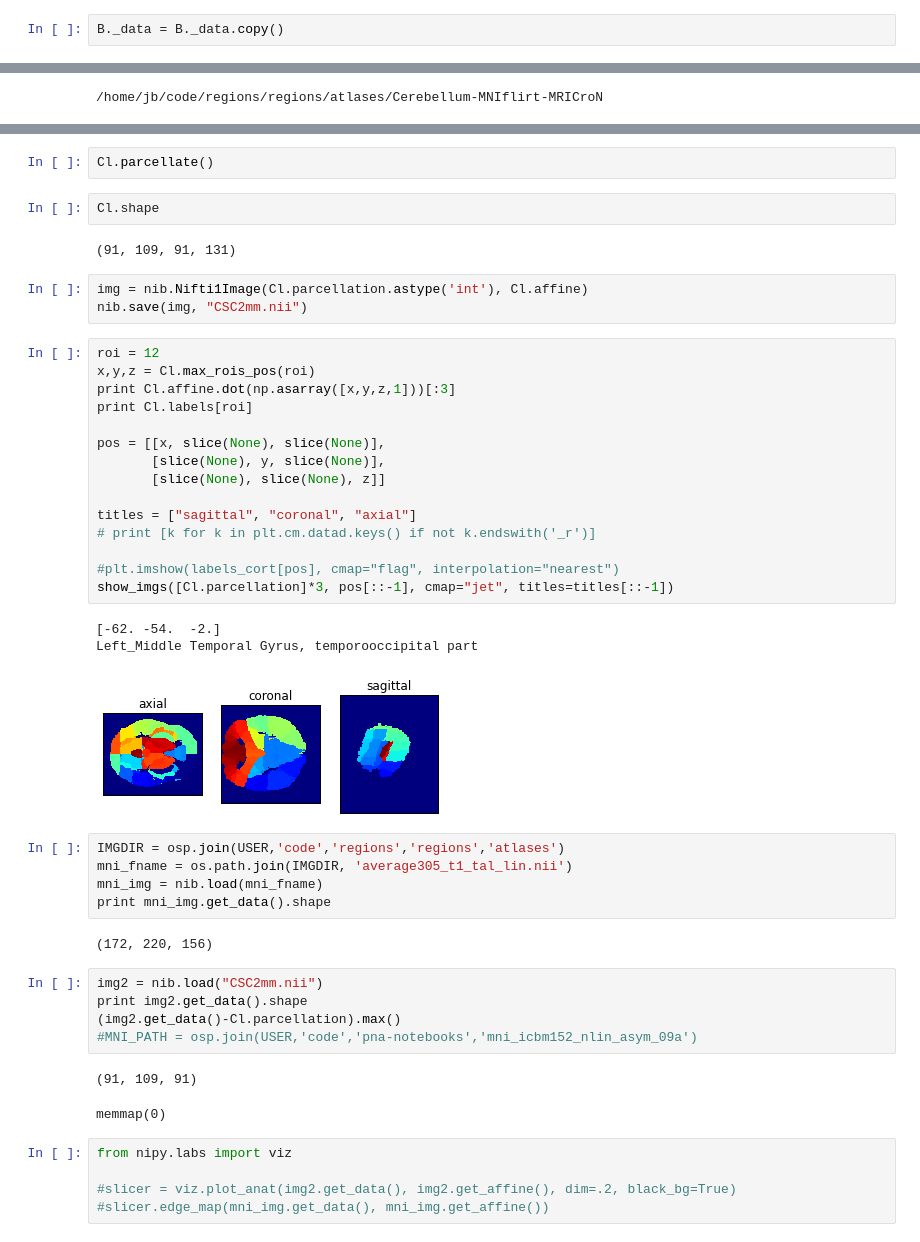
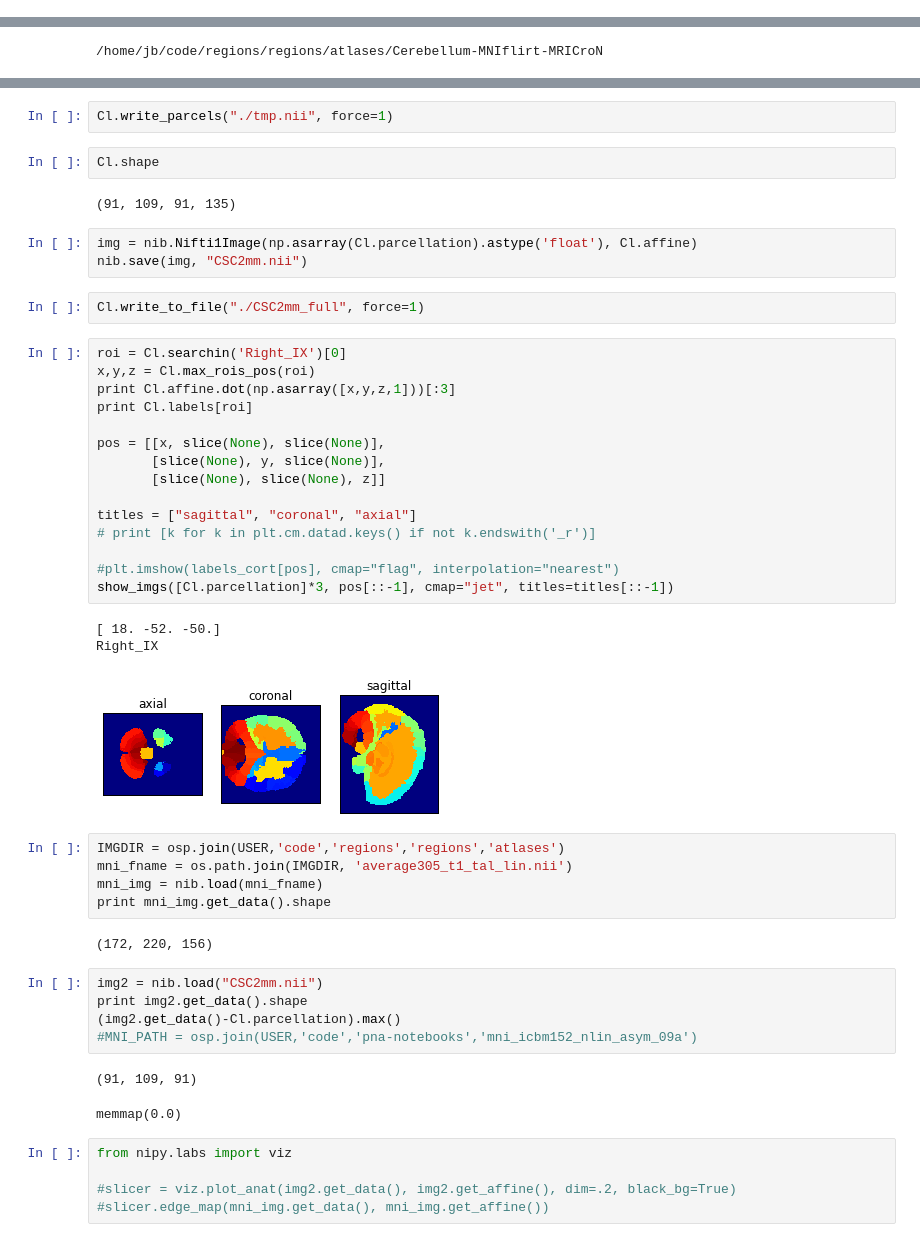
Before and after one commit to jbpoline/regions, a Jupyter notebook: regions/construct_atlas.ipynb, the cells around one changed output, grey strips where cells are left out. Cells and saved outputs as stored; diff of their text form.

```diff
--- a/regions/construct_atlas.ipynb
+++ b/regions/construct_atlas.ipynb
@@ -439,2 +529,0 @@ Min values : [memmap(-1.0, dtype=float32), memmap(-1.0, dtype=float32), memmap(-
-# %%
-B._data = B._data.copy()
@@ -461,31 +549,33 @@ Cl.writefile(osp.join(IMGDIR, 'cortical_subcortical_cereb_2mm'),force=1)
-# %%
-Cl.parcellate()
+# %%
+Cl.write_parcels("./tmp.nii", force=1)
 # %%
 Cl.shape
 # %% [output]
-(91, 109, 91, 131)
+(91, 109, 91, 135)
 # %%
-img = nib.Nifti1Image(Cl.parcellation.astype('int'), Cl.affine)
+img = nib.Nifti1Image(np.asarray(Cl.parcellation).astype('float'), Cl.affine)
 nib.save(img, "CSC2mm.nii")
+# %%
+Cl.write_to_file("./CSC2mm_full", force=1)
 # %%
-roi = 12
+roi = Cl.searchin('Right_IX')[0]
 x,y,z = Cl.max_rois_pos(roi)
 print Cl.affine.dot(np.asarray([x,y,z,1]))[:3]
 print Cl.labels[roi]
 
 pos = [[x, slice(None), slice(None)],
        [slice(None), y, slice(None)],
        [slice(None), slice(None), z]]
 
 titles = ["sagittal", "coronal", "axial"]
 # print [k for k in plt.cm.datad.keys() if not k.endswith('_r')]
 
 #plt.imshow(labels_cort[pos], cmap="flag", interpolation="nearest")
 show_imgs([Cl.parcellation]*3, pos[::-1], cmap="jet", titles=titles[::-1])
 # %% [output]
-[-62. -54.  -2.]
-Left_Middle Temporal Gyrus, temporooccipital part
+[ 18. -52. -50.]
+Right_IX
-[figure, old version]
+[figure, new version]
 # %%
 IMGDIR = osp.join(USER,'code','regions','regions','atlases')
 mni_fname = os.path.join(IMGDIR, 'average305_t1_tal_lin.nii')
@@ -500,7 +590,7 @@ print img2.get_data().shape
 #MNI_PATH = osp.join(USER,'code','pna-notebooks','mni_icbm152_nlin_asym_09a')
 # %% [output]
 (91, 109, 91)
-memmap(0)
+memmap(0.0)
 # %%
 from nipy.labs import viz
 
```
Also changed, not shown: parts of 45 cells of this notebook.
